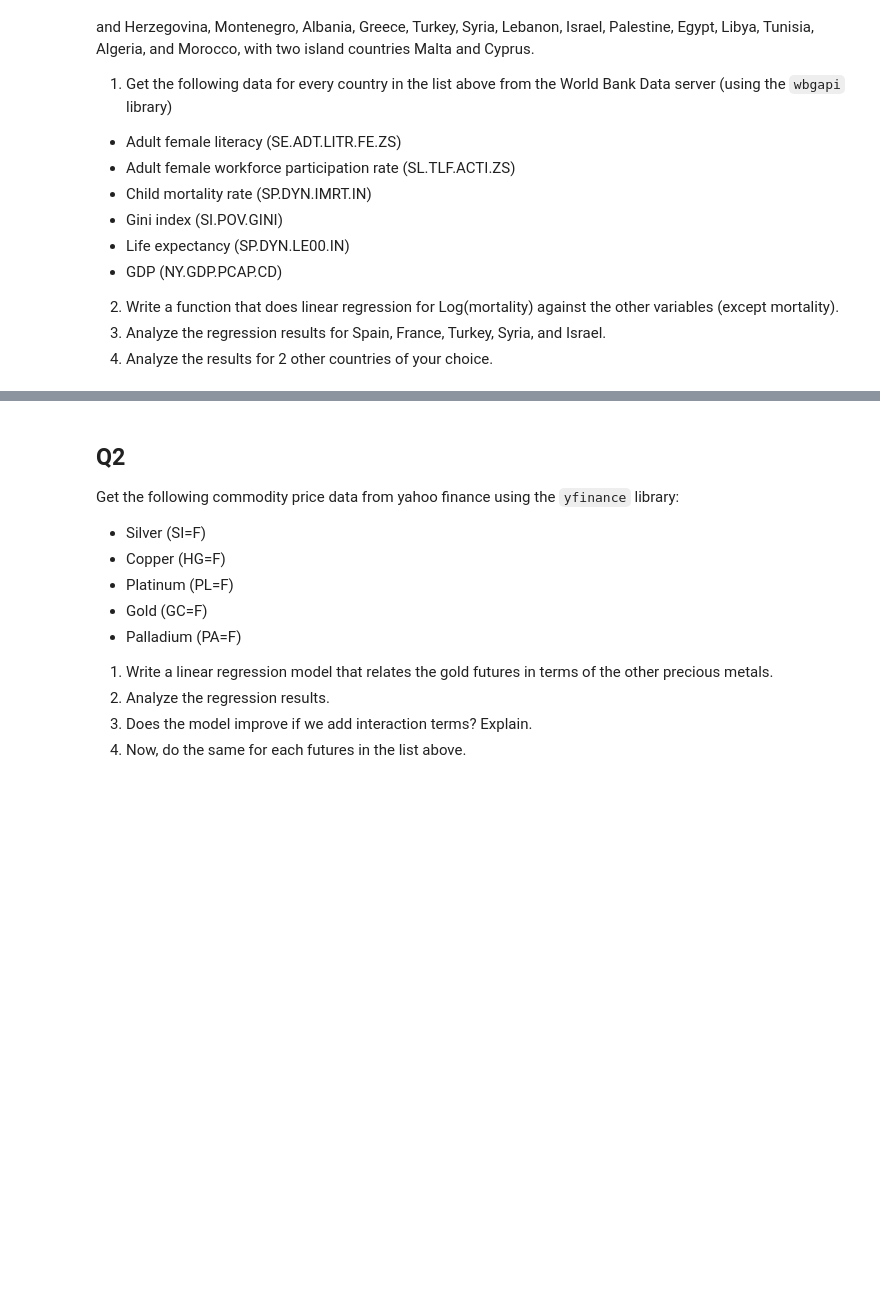
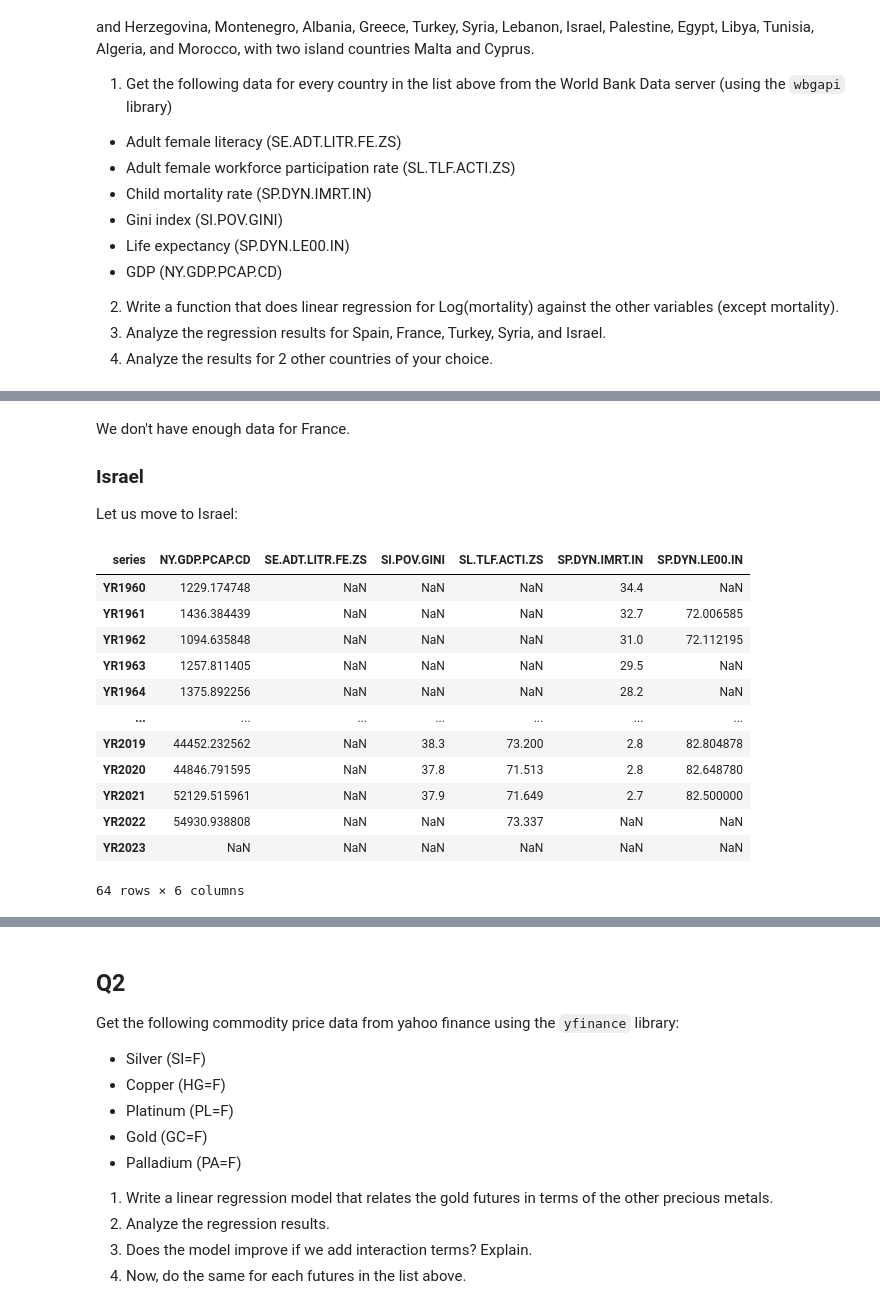
Before and after one commit to kaygun/2024-Spring-388E, a Jupyter notebook: HWs/HW2.ipynb, the cells around one changed output, grey strips where cells are left out. Saved outputs shown, nothing was run; the diff lists cells and outputs as text; code cells hidden in the pictures; blank space fills up the shorter version.

```diff
--- a/HWs/HW2.ipynb
+++ b/HWs/HW2.ipynb
@@ -33,0 +326,22 @@ There are 22 countries surrounding the Mediterranean Sea: Spain, France, Monaco,
+# %% [markdown]
+We don't have enough data for France.
+
+### Israel
+
+Let us move to Israel:
+# %%
+wb.data.DataFrame(list(series.values()), economy='ISR').T
+# %% [output]
+| series | NY.GDP.PCAP.CD | SE.ADT.LITR.FE.ZS | SI.POV.GINI | SL.TLF.ACTI.ZS | SP.DYN.IMRT.IN | SP.DYN.LE00.IN |
+| YR1960 | 1229.174748 | NaN | NaN | NaN | 34.4 | NaN |
+| YR1961 | 1436.384439 | NaN | NaN | NaN | 32.7 | 72.006585 |
+| YR1962 | 1094.635848 | NaN | NaN | NaN | 31.0 | 72.112195 |
+| YR1963 | 1257.811405 | NaN | NaN | NaN | 29.5 | NaN |
+| YR1964 | 1375.892256 | NaN | NaN | NaN | 28.2 | NaN |
+| ... | ... | ... | ... | ... | ... | ... |
+| YR2019 | 44452.232562 | NaN | 38.3 | 73.200 | 2.8 | 82.804878 |
+| YR2020 | 44846.791595 | NaN | 37.8 | 71.513 | 2.8 | 82.648780 |
+| YR2021 | 52129.515961 | NaN | 37.9 | 71.649 | 2.7 | 82.500000 |
+| YR2022 | 54930.938808 | NaN | NaN | 73.337 | NaN | NaN |
+| YR2023 | NaN | NaN | NaN | NaN | NaN | NaN |
+64 rows × 6 columns
```
Also changed, not shown: parts of 29 cells of this notebook, 1 other file.
